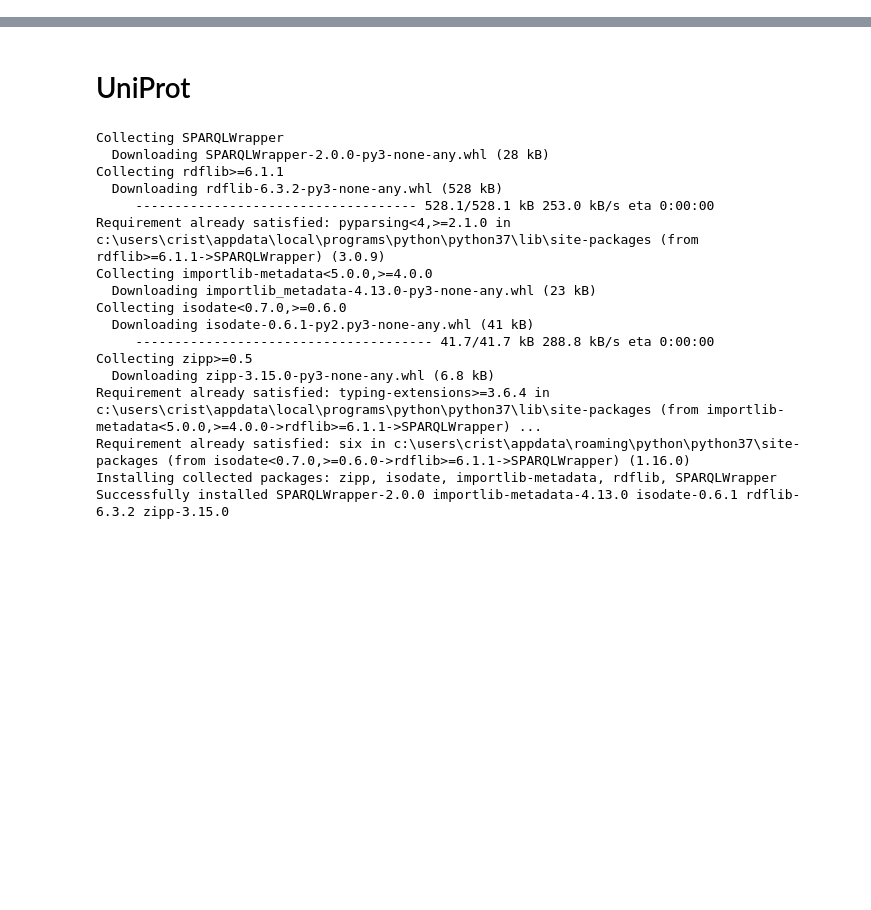
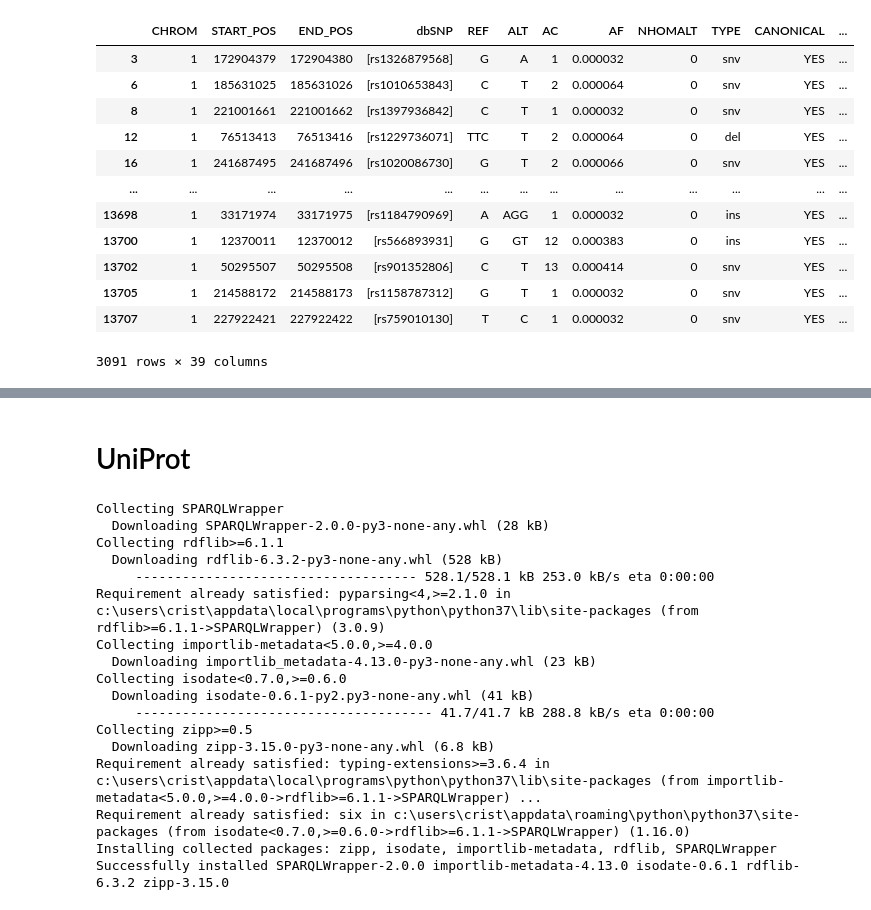
Before and after one commit to crodilla/Data_Analyst, a Jupyter notebook: EDA/GnomAD/gnomad.ipynb, the cells around one changed output, grey strips where cells are left out. Drawn from its saved outputs; the diff is of its cells as text; code cells hidden in the pictures; blank space fills up the shorter version.

```diff
--- a/EDA/GnomAD/gnomad.ipynb
+++ b/EDA/GnomAD/gnomad.ipynb
@@ -16,0 +75,17 @@ import sqlite3
+# %%
+gnomad_chr1 = gnomad_chr1[gnomad_chr1["CANONICAL"] == "YES"].dropna(subset=['Symbol'])
+gnomad_chr1
+# %% [output]
+|  | CHROM | START_POS | END_POS | dbSNP | REF | ALT | AC | AF | NHOMALT | TYPE | CANONICAL | ... |
+| 3 | 1 | 172904379 | 172904380 | [rs1326879568] | G | A | 1 | 0.000032 | 0 | snv | YES | ... |
+| 6 | 1 | 185631025 | 185631026 | [rs1010653843] | C | T | 2 | 0.000064 | 0 | snv | YES | ... |
+| 8 | 1 | 221001661 | 221001662 | [rs1397936842] | C | T | 1 | 0.000032 | 0 | snv | YES | ... |
+| 12 | 1 | 76513413 | 76513416 | [rs1229736071] | TTC | T | 2 | 0.000064 | 0 | del | YES | ... |
+| 16 | 1 | 241687495 | 241687496 | [rs1020086730] | G | T | 2 | 0.000066 | 0 | snv | YES | ... |
+| ... | ... | ... | ... | ... | ... | ... | ... | ... | ... | ... | ... | ... |
+| 13698 | 1 | 33171974 | 33171975 | [rs1184790969] | A | AGG | 1 | 0.000032 | 0 | ins | YES | ... |
+| 13700 | 1 | 12370011 | 12370012 | [rs566893931] | G | GT | 12 | 0.000383 | 0 | ins | YES | ... |
+| 13702 | 1 | 50295507 | 50295508 | [rs901352806] | C | T | 13 | 0.000414 | 0 | snv | YES | ... |
+| 13705 | 1 | 214588172 | 214588173 | [rs1158787312] | G | T | 1 | 0.000032 | 0 | snv | YES | ... |
+| 13707 | 1 | 227922421 | 227922422 | [rs759010130] | T | C | 1 | 0.000032 | 0 | snv | YES | ... |
+3091 rows × 39 columns
```
Also changed, not shown: parts of 10 cells of this notebook, 3 other files.
